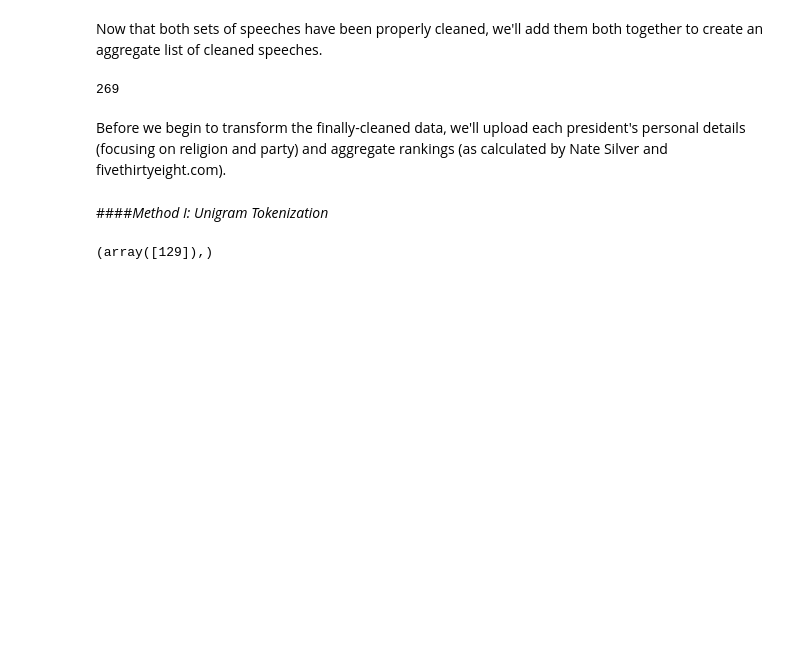
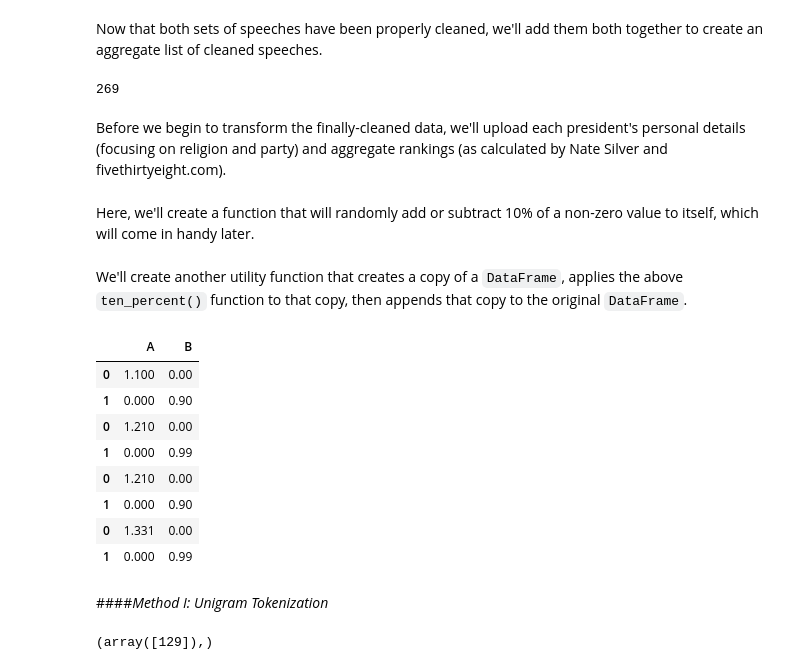
Before and after one commit to justindelatorre/data_science, a Jupyter notebook: hw_justindelatorre/final_project/final/experimental.ipynb, the cells around one changed output. Saved outputs shown, nothing was run; the diff lists cells and outputs as text; code cells hidden in the pictures; blank space fills up the shorter version.

Commit message:
Add utility functions to experimental

```diff
--- a/hw_justindelatorre/final_project/final/experimental.ipynb
+++ b/hw_justindelatorre/final_project/final/experimental.ipynb
@@ -417,6 +415,39 @@ df_prez['party_name_num'] = le_party.fit_transform(df_prez['party_name'])
 le_religion = preprocessing.LabelEncoder()
 # le_religion.fit_transform(df_prez['religion'])
 df_prez['religion_num'] = le_party.fit_transform(df_prez['religion'])
+# %% [markdown]
+Here, we'll create a function that will randomly add or subtract 10% of a non-zero value to itself, which will come in handy later.
+# %%
+def ten_percent(a):
+    """ Add between -10% to 10% of a cell's current value to itself """
+    a += (a * (rd.randint(-1, 1) * 0.10))
+    return a
+# %% [markdown]
+We'll create another utility function that creates a copy of a <code>DataFrame</code>, applies the above <code>ten_percent()</code> function to that copy, then appends that copy to the original <code>DataFrame</code>.
+# %%
+def create_fake_copy(df):
+    """ Takes a DataFrame, creates a copy, applies ten_percent(), then appends the copy
+        to the original DataFrame. Generates a terminal DataFrame that has a final cell count
+        equal to the square of number of cells in the original DataFrame.
+    """
+    i = 0
+    while i < 2:
+        copy = df.copy(deep = True)
+        copy.apply(ten_percent)
+        df = pd.concat([df, copy], axis = 0)
+        i += 1
+
+    return df
+# %% [output]
+|  | A | B |
+| 0 | 1.100 | 0.00 |
+| 1 | 0.000 | 0.90 |
+| 0 | 1.210 | 0.00 |
+| 1 | 0.000 | 0.99 |
+| 0 | 1.210 | 0.00 |
+| 1 | 0.000 | 0.90 |
+| 0 | 1.331 | 0.00 |
+| 1 | 0.000 | 0.99 |
 # %% [markdown]
 ####<i>Method I: Unigram Tokenization</i>
 # %%
```
Also changed, not shown: parts of 4 cells of this notebook.
